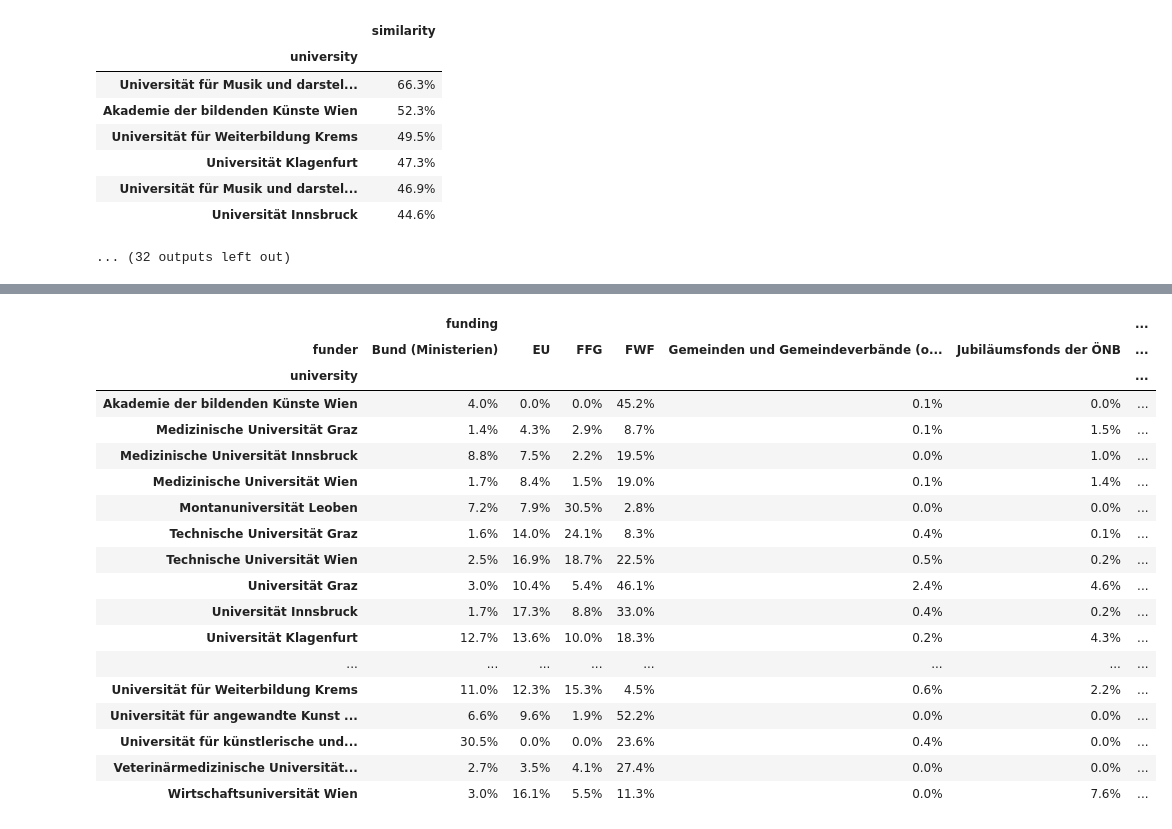
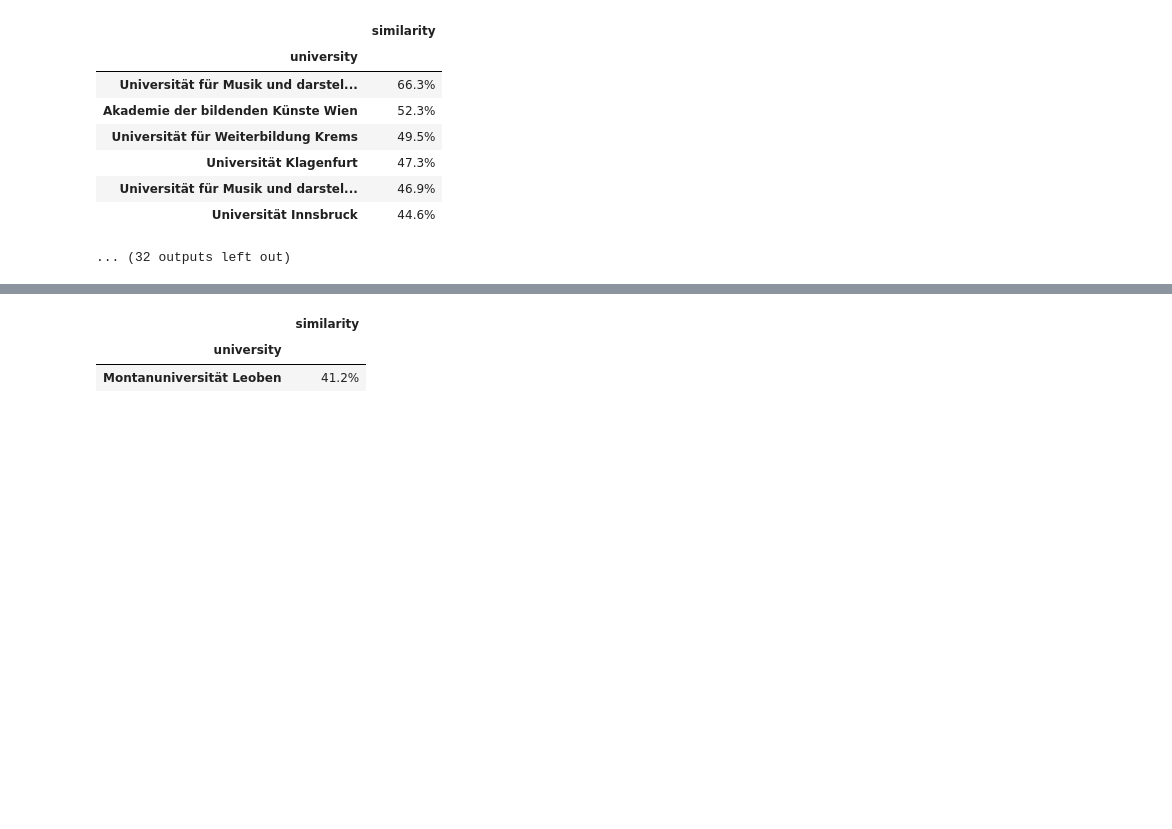
Before and after one commit to davidlukasm/jupyter, a Jupyter notebook: analyzer/poc.ipynb, the cells around one changed output, grey strips where cells are left out. Drawn from its saved outputs; the diff is of its cells as text; code cells hidden in the pictures; blank space fills up the shorter version.

```diff
--- a/analyzer/poc.ipynb
+++ b/analyzer/poc.ipynb
@@ -468,6 +468,9 @@ class Datasheet:
     @property
     def most_recent(self):
         return self.__recent_timepoint
+    @property
+    def universities(self):
+        return self.__universities
 
     def only(self, conditions):
         df = self.__dataframe
@@ -537,15 +540,77 @@ class Structure:
 
     @property
     def table(self):
-        return self.__table.style.format('{:.1%}')
+        return self.__table
     @property
     def analysis(self):
         return self.__analysis
+
+    def most_important_to(self, university, cutoff=0.9):
+        u = self.table.loc[university].sort_values(ascending=False)
+        cumsum = u.cumsum()
+        if cumsum.iloc[0] > cutoff:
+            return u[0:1]
+        else:
+            return u[u.cumsum() < cutoff]
+
+    def of(self, university):
+        return self.table.loc[university].sort_values(ascending=False)
+
+import operator
 
 ds = Datasheet('1.C.1_small.csv', ['funder', 'fos'], 'year', 'university', 'funding')
 analysis = ds.analyze("Drittmittelstruktur", "funder", {'year': ds.most_recent})
 
 s = Structure(analysis)
 
-#display(s.table)
+def test_similarity():
+    uni_a = "Medizinische Universität Graz"
+    uni_b = "Medizinische Universität Graz"
+    a = s.most_important_to(uni_a)
+    b = s.most_important_to(uni_b)
+    c = (1-(a-b).abs()/a)
+    c.dropna(inplace=True)
+    c = c.sum() / a.count()
+    display(a)
+    display(b)
+    display(c)
+
+def print_similarities():
+    for uni_a in ds.universities:
+        a = s.most_important_to(uni_a)
+        results = dict()
+
+        others = s.table
+
+        sim_matrix = (1-(a-others).abs()/a)
+        sim_matrix.replace([np.inf, -np.inf], np.nan, inplace=True)
+
+        result = sim_matrix.sum(axis='columns') / a.count()
+        result = result.sort_values(ascending=False)[1:]
+        result.name = 'similarity'
+
+        result = result[result > 0.4]
+
+        print("Similarities to " + uni_a + ": ")
+        display(result.to_frame().style.format('{:.1%}'))
+
+def old():
+        for uni_b in ds.universities:
+            if uni_a == uni_b:
+                continue
+            b = s.of(uni_b)
+            c = (1-(a-b).abs()/a)
+
+            c.dropna(inplace=True)
+            val = c.sum() / a.count()
+            results[uni_b] = val
+
+        sorted_results = sorted(results.items(), key=operator.itemgetter(1), reverse=True)
+        print("Similarities of " + uni_a + ":")
+        for (name, val) in sorted_results:
+            if not np.isnan(val):
+                print("\t" + name + ": " + '{:.1%}'.format(val))
+
+
+print_similarities()
 # %% [output]
@@ -552,19 +618,3 @@ s = Structure(analysis)
-|  | funding |  |  |  |  |  | ... |
-| funder | Bund (Ministerien) | EU | FFG | FWF | Gemeinden und Gemeindeverbände (o... | Jubiläumsfonds der ÖNB | ... |
-| university |  |  |  |  |  |  | ... |
-| Akademie der bildenden Künste Wien | 4.0% | 0.0% | 0.0% | 45.2% | 0.1% | 0.0% | ... |
-| Medizinische Universität Graz | 1.4% | 4.3% | 2.9% | 8.7% | 0.1% | 1.5% | ... |
-| Medizinische Universität Innsbruck | 8.8% | 7.5% | 2.2% | 19.5% | 0.0% | 1.0% | ... |
-| Medizinische Universität Wien | 1.7% | 8.4% | 1.5% | 19.0% | 0.1% | 1.4% | ... |
-| Montanuniversität Leoben | 7.2% | 7.9% | 30.5% | 2.8% | 0.0% | 0.0% | ... |
-| Technische Universität Graz | 1.6% | 14.0% | 24.1% | 8.3% | 0.4% | 0.1% | ... |
-| Technische Universität Wien | 2.5% | 16.9% | 18.7% | 22.5% | 0.5% | 0.2% | ... |
-| Universität Graz | 3.0% | 10.4% | 5.4% | 46.1% | 2.4% | 4.6% | ... |
-| Universität Innsbruck | 1.7% | 17.3% | 8.8% | 33.0% | 0.4% | 0.2% | ... |
-| Universität Klagenfurt | 12.7% | 13.6% | 10.0% | 18.3% | 0.2% | 4.3% | ... |
-| ... | ... | ... | ... | ... | ... | ... | ... |
-| Universität für Weiterbildung Krems | 11.0% | 12.3% | 15.3% | 4.5% | 0.6% | 2.2% | ... |
-| Universität für angewandte Kunst ... | 6.6% | 9.6% | 1.9% | 52.2% | 0.0% | 0.0% | ... |
-| Universität für künstlerische und... | 30.5% | 0.0% | 0.0% | 23.6% | 0.4% | 0.0% | ... |
-| Veterinärmedizinische Universität... | 2.7% | 3.5% | 4.1% | 27.4% | 0.0% | 0.0% | ... |
-| Wirtschaftsuniversität Wien | 3.0% | 16.1% | 5.5% | 11.3% | 0.0% | 7.6% | ... |
+|  | similarity |
+| university |  |
+| Montanuniversität Leoben | 41.2% |
```
Also changed, not shown: parts of 1 cell of this notebook.
